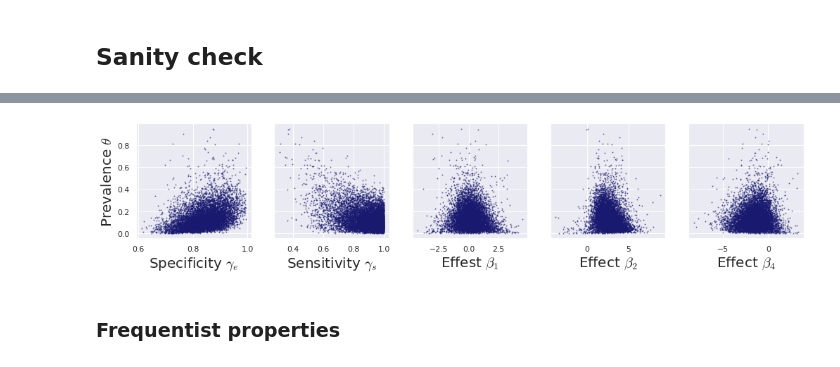
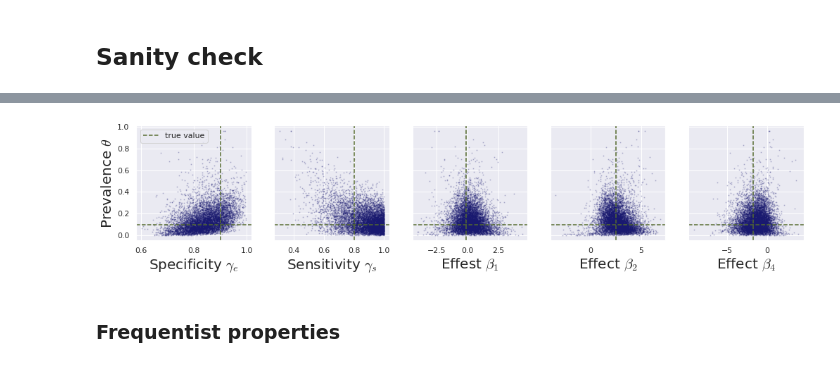
Before and after one commit to lucasmoschen/rds-bayesian-analysis-tcc, a Jupyter notebook: notebooks_book/imperfect_test.ipynb, the cells around one changed output, grey strips where cells are left out. Saved outputs shown, nothing was run; the diff lists cells and outputs as text; code cells hidden in the pictures.

```diff
--- a/notebooks_book/imperfect_test.ipynb
+++ b/notebooks_book/imperfect_test.ipynb
@@ -297,28 +297,36 @@ summary
 # %%
 #az.plot_pair(fit_imperfect, var_names=['spec', 'sens', 'prev'], scatter_kwargs={'s': 1})
 fig, ax = plt.subplots(1, 5, figsize=(17,3), sharey=True)
 c='midnightblue'
 ax[0].scatter(fit_imperfect.extract()['spec'], fit_imperfect.extract()['prev'],
-              s=1, color=c, alpha=0.5)
+              s=1, color=c, alpha=0.2)
 ax[1].scatter(fit_imperfect.extract()['sens'], fit_imperfect.extract()['prev'],
-              s=1, color=c, alpha=0.5)
+              s=1, color=c, alpha=0.2)
 ax[2].scatter(fit_imperfect.extract()['effects'][:,0], fit_imperfect.extract()['prev'],
-              s=1, color=c, alpha=0.5)
+              s=1, color=c, alpha=0.2)
 ax[3].scatter(fit_imperfect.extract()['effects'][:,1], fit_imperfect.extract()['prev'],
-              s=1, color=c, alpha=0.5)
+              s=1, color=c, alpha=0.2)
 ax[4].scatter(fit_imperfect.extract()['effects'][:,3], fit_imperfect.extract()['prev'],
-              s=1, color=c, alpha=0.5)
+              s=1, color=c, alpha=0.2)
 
 ax[0].set_ylabel(r'Prevalence $\theta$', fontsize=20)
 ax[0].set_xlabel(r'Specificity $\gamma_e$', fontsize=20)
 ax[1].set_xlabel(r'Sensitivity $\gamma_s$', fontsize=20)
 ax[2].set_xlabel(r'Effest $\beta_1$', fontsize=20)
 ax[3].set_xlabel(r'Effect $\beta_2$', fontsize=20)
 ax[4].set_xlabel(r'Effect $\beta_4$', fontsize=20)
 
+ax[0].axvline(0.9, color='darkolivegreen', linestyle='--', label='true value')
+ax[1].axvline(0.8, color='darkolivegreen', linestyle='--')
+ax[2].axvline(-0.1, color='darkolivegreen', linestyle='--')
+ax[3].axvline(2.5, color='darkolivegreen', linestyle='--')
+ax[4].axvline(-1.8, color='darkolivegreen', linestyle='--')
+for i in range(5): ax[i].axhline(0.1, color='darkolivegreen', linestyle='--')
+ax[0].legend()
+
 plt.savefig('../images/scatter_plot_posterior_imperfect_tests.pdf', bbox_inches = 'tight')
 plt.show()
 # %% [output]
-[figure, old version]
+[figure, new version]
 # %% [markdown]
 ### Frequentist properties
```
Also changed, not shown: parts of 8 cells of this notebook, 10 other files.
